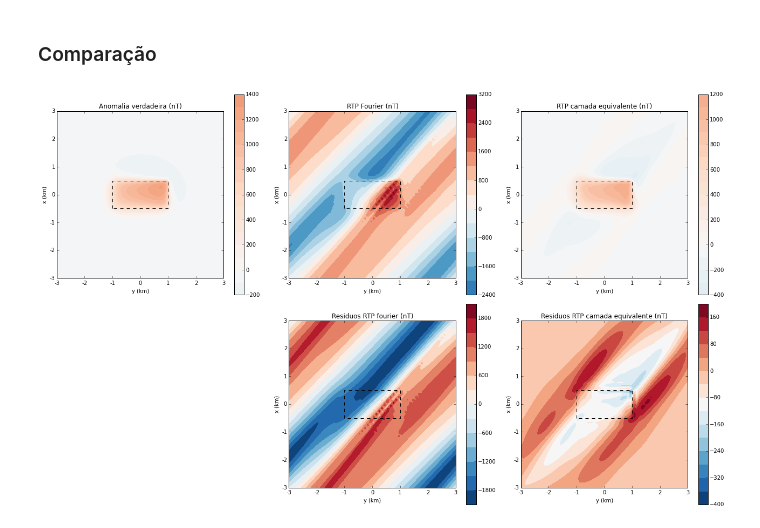
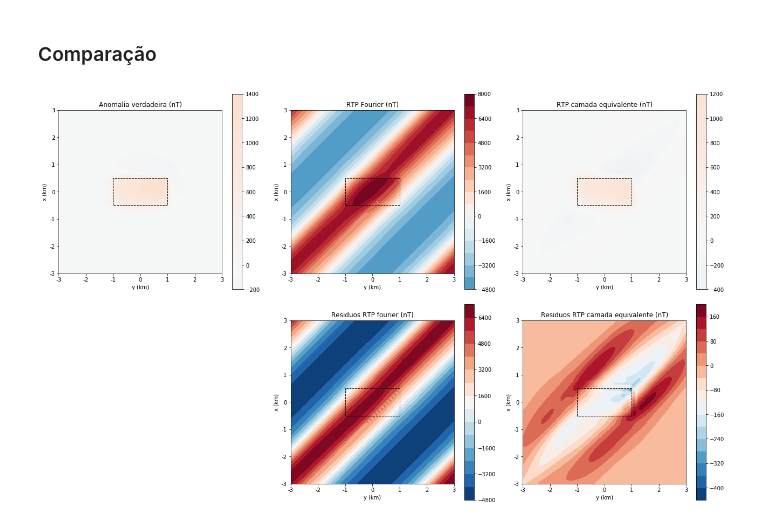
Before and after one commit to birocoles/Disciplina-metodos-potenciais, a Jupyter notebook: Topics/Reducao_polo/comparacao_fourier_camada_eq.ipynb, the cells around one changed output. Cells and saved outputs as stored; diff of their text form; code cells hidden in the pictures.

Commit message:
Fourier and some application with Fatiando2

```diff
--- a/Topics/Reducao_polo/comparacao_fourier_camada_eq.ipynb
+++ b/Topics/Reducao_polo/comparacao_fourier_camada_eq.ipynb
@@ -56,7 +59,7 @@ print dy
 ### Campo geomagnético local
 # %%
 inc = -3. # graus
-dec = 40. # graus
+dec = 45. # graus
 # %% [markdown]
 ### Corpos sintéticos
 # %%
@@ -127,7 +128,8 @@ dado_polo_verdadeiro = prism.tf(xp, yp, zp, model_polo, 90., 0.)
 # %% [markdown]
 #### RTP via transformada de Fourier
 # %%
-dado_polo_fourier = transform.reduce_to_pole(xp, yp, act_aprox, shape, inc, dec, incs, decs)
+dado_polo_fourier = transform.reduce_to_pole(xp, yp, act_aprox, shape, inc, dec,
+                                             incs, decs)
 # %% [markdown]
 #### RTP via camada equivalente
 # %%
@@ -162,69 +164,70 @@ ranges = np.max(np.abs([np.min(dado_polo_verdadeiro), np.max(dado_polo_verdadeir
                         np.min(dado_polo_fourier), np.max(dado_polo_fourier),
                         np.min(dado_polo_camada), np.max(dado_polo_camada)]))
 # %%
-mpl.close('all')
-mpl.figure(figsize=(18,11))
+plt.figure(figsize=(18,11))
 
-mpl.subplot(2,3,1)
-mpl.title("Anomalia verdadeira (nT)")
-mpl.axis('scaled')
-mpl.contourf(yp, xp, dado_polo_verdadeiro, shape, 15, cmap=mpl.get_cmap('RdBu_r'),
-            vmin = -ranges, vmax=ranges)
-mpl.colorbar()
+plt.subplot(2,3,1)
+plt.title("Anomalia verdadeira (nT)")
+plt.axis('scaled')
+mpl.contourf(yp, xp, dado_polo_verdadeiro, shape, 15, cmap=plt.get_cmap('RdBu_r'),
+             vmin = -ranges, vmax=ranges)
+plt.colorbar()
 for i, sq in enumerate(projecao):
     mpl.square(sq, style='--k', linewidth=1.0, xy2ne=True)
-mpl.xlabel('y (km)')
-mpl.ylabel('x (km)')
+plt.xlabel('y (km)')
+plt.ylabel('x (km)')
 mpl.m2km()
 
-mpl.subplot(2,3,2)
-mpl.title("RTP Fourier (nT)")
-mpl.axis('scaled')
-mpl.contourf(yp, xp, dado_polo_fourier, shape, 15, cmap=mpl.get_cmap('RdBu_r'),
+plt.subplot(2,3,2)
+plt.title("RTP Fourier (nT)")
+plt.axis('scaled')
+mpl.contourf(yp, xp, dado_polo_fourier, shape, 15, cmap=plt.get_cmap('RdBu_r'),
             vmin = -ranges, vmax=ranges)
-mpl.colorbar()
+plt.colorbar()
 for i, sq in enumerate(projecao):
     mpl.square(sq, style='--k', linewidth=1.0, xy2ne=True)
-mpl.xlabel('y (km)')
-mpl.ylabel('x (km)')
+plt.xlabel('y (km)')
+plt.ylabel('x (km)')
 mpl.m2km()
 
-mpl.subplot(2,3,3)
-mpl.title("RTP camada equivalente (nT)")
-mpl.axis('scaled')
-mpl.contourf(yp, xp, dado_polo_camada, shape, 15, cmap=mpl.get_cmap('RdBu_r'),
+plt.subplot(2,3,3)
+plt.title("RTP camada equivalente (nT)")
+plt.axis('scaled')
+mpl.contourf(yp, xp, dado_polo_camada, shape, 15, cmap=plt.get_cmap('RdBu_r'),
             vmin = -ranges, vmax=ranges)
-mpl.colorbar()
+plt.colorbar()
 for i, sq in enumerate(projecao):
     mpl.square(sq, style='--k', linewidth=1.0, xy2ne=True)
-mpl.xlabel('y (km)')
-mpl.ylabel('x (km)')
+plt.xlabel('y (km)')
+plt.ylabel('x (km)')
 mpl.m2km()
 
-mpl.subplot(2,3,5)
-mpl.title("Residuos RTP fourier (nT)")
-mpl.axis('scaled')
-mpl.contourf(yp, xp, dado_polo_fourier - dado_polo_verdadeiro, shape, 15, cmap=mpl.get_cmap('RdBu_r'))
-mpl.colorbar()
+plt.subplot(2,3,5)
+plt.title("Residuos RTP fourier (nT)")
+plt.axis('scaled')
+mpl.contourf(yp, xp, dado_polo_fourier - dado_polo_verdadeiro, shape, 15,
+             cmap=plt.get_cmap('RdBu_r'))
+plt.colorbar()
 for i, sq in enumerate(projecao):
     mpl.square(sq, style='--k', linewidth=1.0, xy2ne=True)
-mpl.xlabel('y (km)')
-mpl.ylabel('x (km)')
+plt.xlabel('y (km)')
+plt.ylabel('x (km)')
 mpl.m2km()
 
-mpl.subplot(2,3,6)
-mpl.title("Residuos RTP camada equivalente (nT)")
-mpl.axis('scaled')
-mpl.contourf(yp, xp, dado_polo_camada - dado_polo_verdadeiro, shape, 15, cmap=mpl.get_cmap('RdBu_r'))
-mpl.colorbar()
+plt.subplot(2,3,6)
+plt.title("Residuos RTP camada equivalente (nT)")
+plt.axis('scaled')
+mpl.contourf(yp, xp, dado_polo_camada - dado_polo_verdadeiro, shape, 15,
+             cmap=plt.get_cmap('RdBu_r'))
+plt.colorbar()
 for i, sq in enumerate(projecao):
     mpl.square(sq, style='--k', linewidth=1.0, xy2ne=True)
-mpl.xlabel('y (km)')
-mpl.ylabel('x (km)')
+plt.xlabel('y (km)')
+plt.ylabel('x (km)')
 mpl.m2km()
 
-mpl.tight_layout()
+plt.tight_layout()
 
-mpl.show()
+plt.show()
 # %% [output]
-[figure, old version]
+[figure, new version]
```
Also changed, not shown: parts of 6 cells of this notebook, 6 other files.
